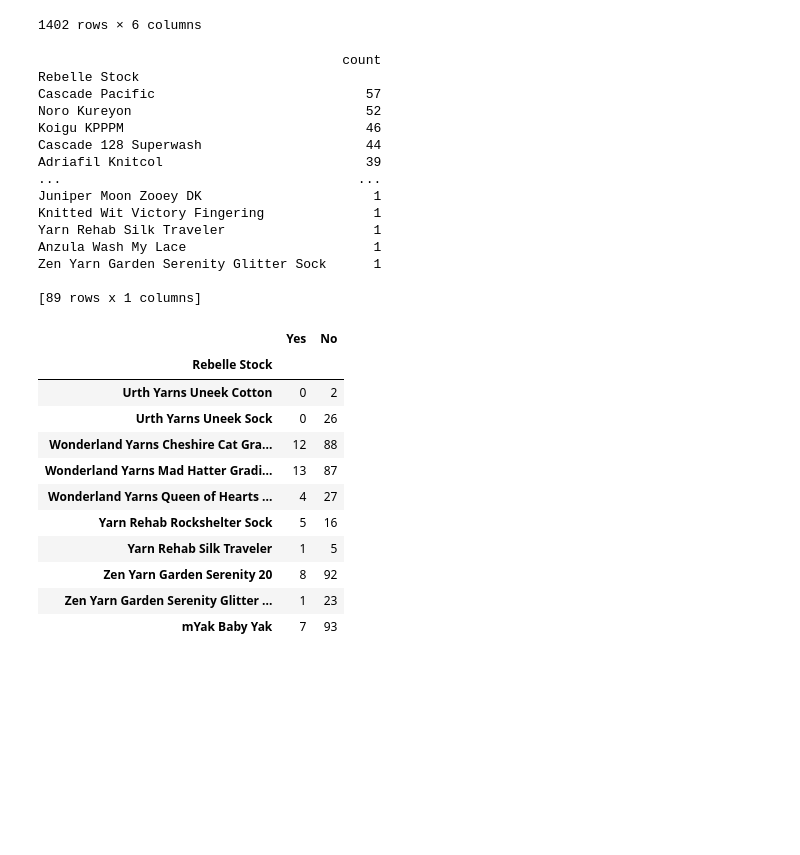
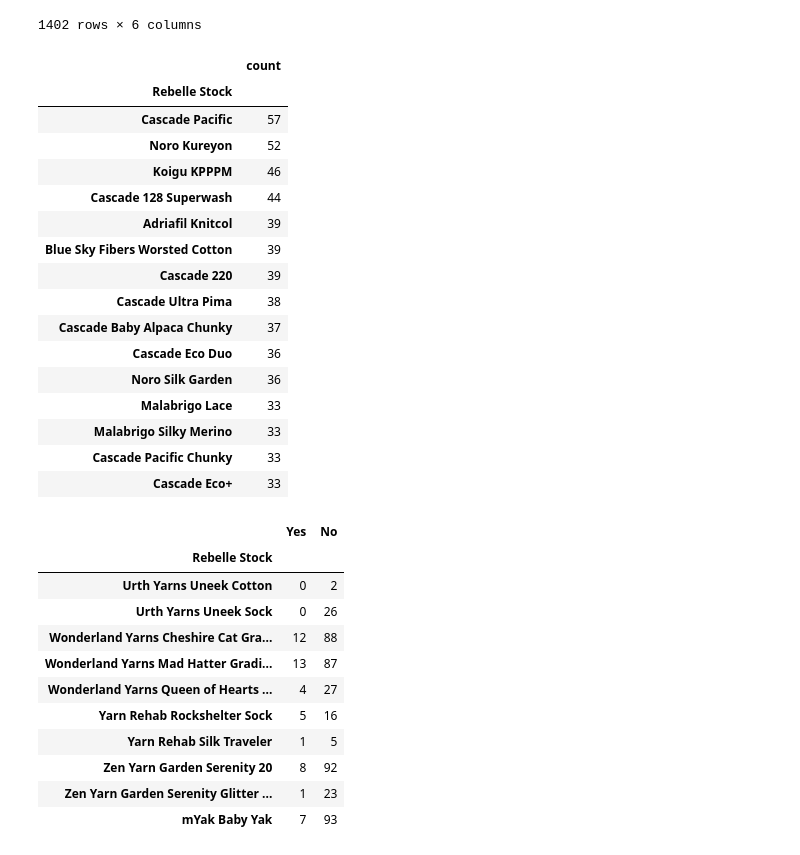
Before and after one commit to amoeba731/Yarnshop, a Jupyter notebook: yarnshop.ipynb, the cells around one changed output. Cells and saved outputs as stored; diff of their text form; code cells hidden in the pictures; blank space fills up the shorter version.

```diff
--- a/yarnshop.ipynb
+++ b/yarnshop.ipynb
@@ -282,26 +282,28 @@ free_patterns
 # %%
 #Which yarn has multiple patterns available for free?
 paid_yarn=pd.DataFrame(paid_patterns['Rebelle Stock'].value_counts())
 paid_yarn
 free_yarn= pd.DataFrame(free_patterns['Rebelle Stock'].value_counts())
 
-print(free_yarn)
+free_yarn.head(15)
 # %% [output]
-                                       count
-Rebelle Stock
-Cascade Pacific                           57
-Noro Kureyon                              52
-Koigu KPPPM                               46
-Cascade 128 Superwash                     44
-Adriafil Knitcol                          39
-...                                      ...
-Juniper Moon Zooey DK                      1
-Knitted Wit Victory Fingering              1
-Yarn Rehab Silk Traveler                   1
-Anzula Wash My Lace                        1
-Zen Yarn Garden Serenity Glitter Sock      1
-
-[89 rows x 1 columns]
+|  | count |
+| Rebelle Stock |  |
+| Cascade Pacific | 57 |
+| Noro Kureyon | 52 |
+| Koigu KPPPM | 46 |
+| Cascade 128 Superwash | 44 |
+| Adriafil Knitcol | 39 |
+| Blue Sky Fibers Worsted Cotton | 39 |
+| Cascade 220 | 39 |
+| Cascade Ultra Pima | 38 |
+| Cascade Baby Alpaca Chunky | 37 |
+| Cascade Eco Duo | 36 |
+| Noro Silk Garden | 36 |
+| Malabrigo Lace | 33 |
+| Malabrigo Silky Merino | 33 |
+| Cascade Pacific Chunky | 33 |
+| Cascade Eco+ | 33 |
 # %%
 #Merged the two dataframes back into one
 yarn_sorted=free_yarn.merge(paid_yarn, on='Rebelle Stock', how= 'outer')
```
Also changed, not shown: parts of 2 cells of this notebook, 1 other file.
